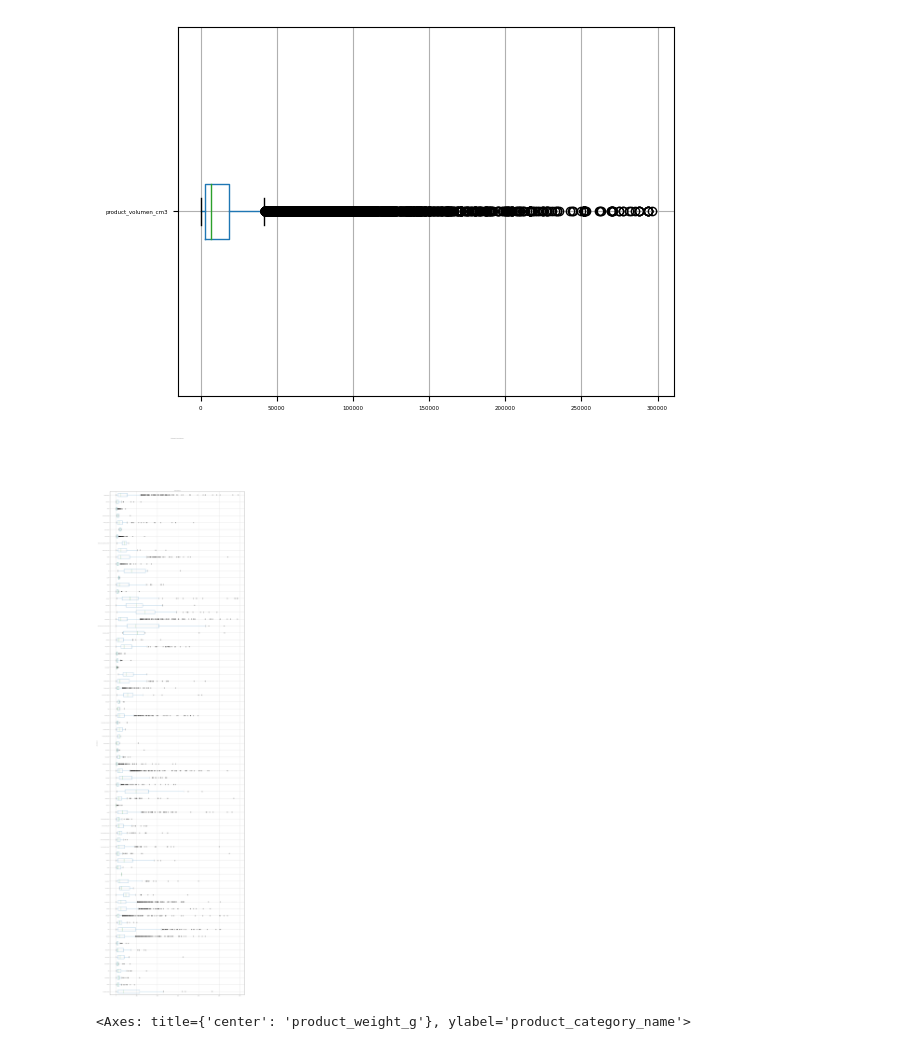
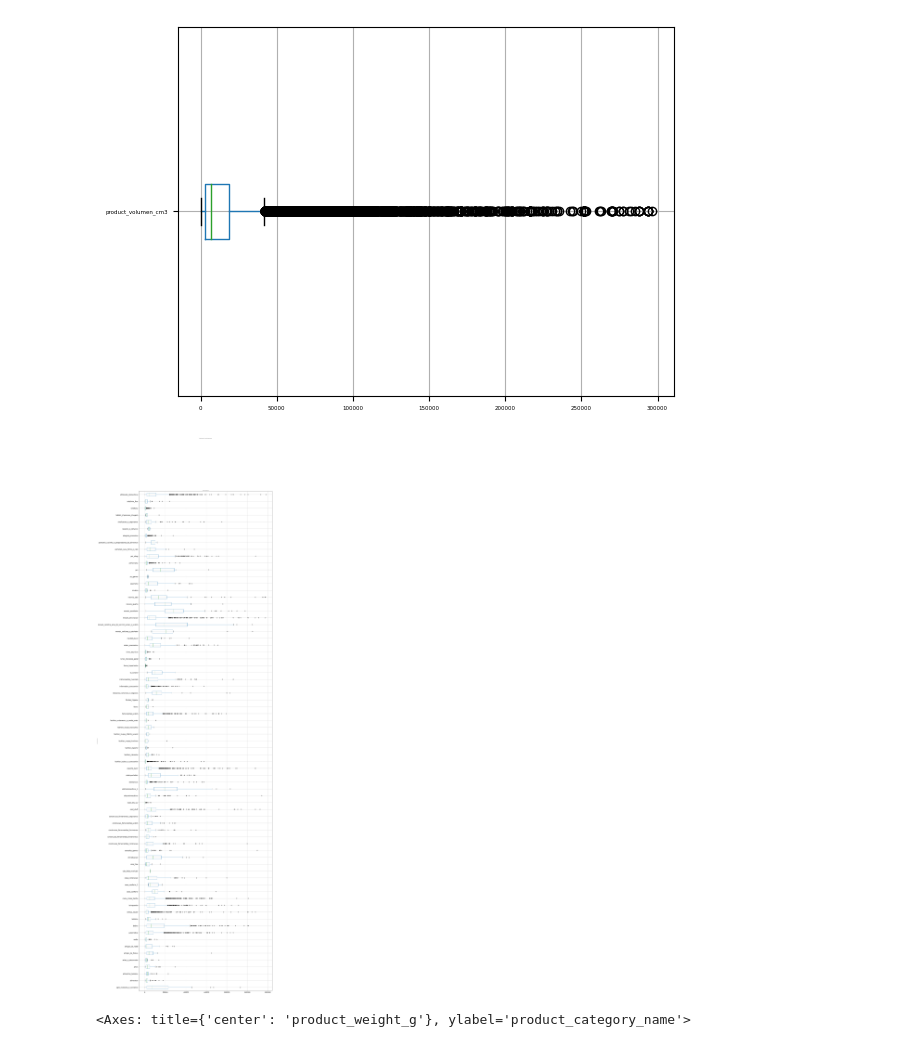
Before and after one commit to fabizap/Olist, a Jupyter notebook: BASES_7_Y_8_DE_FABIAN.ipynb, the cells around one changed output. Saved outputs shown, nothing was run; the diff lists cells and outputs as text; code cells hidden in the pictures.

```diff
--- a/BASES_7_Y_8_DE_FABIAN.ipynb
+++ b/BASES_7_Y_8_DE_FABIAN.ipynb
@@ -175,15 +175,16 @@ df7.boxplot('product_volumen_cm3', vert=False) #vert=False lo rota
 <Axes: >
 [figure]
 # %%
-df7.boxplot(column=['product_volumen_cm3'],by='product_category_name', figsize=(20,80), return_type='axes', vert=False)
+df7.boxplot(column=['product_volumen_cm3'],by='product_category_name', fontsize=14, figsize=(20,80), return_type='axes', vert=False)
+
 # Cambiar el eje: 'vert=False' hace que el box plot sea horizontal
 # Cambiar el tamaño de la figura: figsize=(ancho, alto)
 #
 
 # Mostrar el gráfico
 plt.show()
 # %% [output]
-[figure, old version]
+[figure, new version]
 # %%
 df7.boxplot(column=['product_weight_g'],by='product_category_name', figsize=(12,6), vert=False)
 # %% [output]
```
